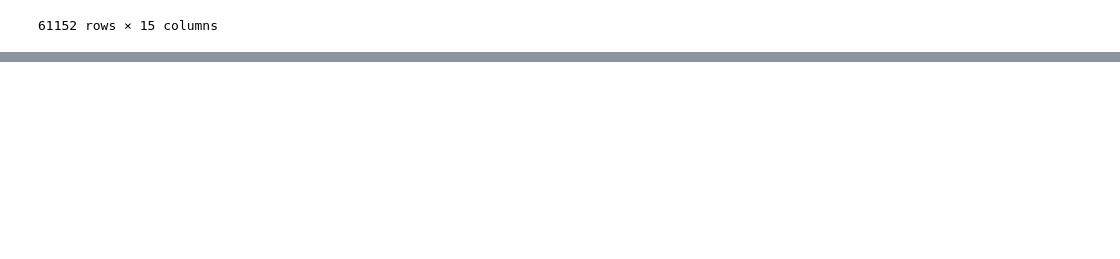
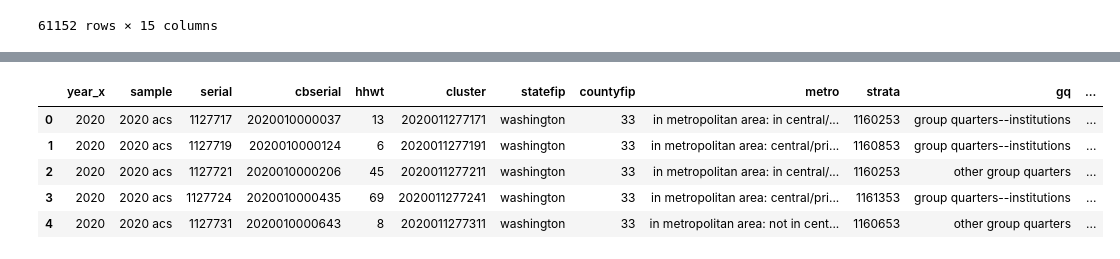
Before and after one commit to PUBPOL-542/D1, a Jupyter notebook: index.ipynb, the cells around one changed output, grey strips where cells are left out. Saved outputs shown, nothing was run; the diff lists cells and outputs as text; code cells hidden in the pictures; blank space fills up the shorter version.

```diff
--- a/index.ipynb
+++ b/index.ipynb
@@ -155,7 +155,8 @@ DFexcel1.at[1,"hhincome"]= "NaN"
 # %% [output]
 pandas.core.series.Series
 # %%
-pd.concat([DFexcel1, DFexcel3, DFexcel3])
+DFconcat = pd.concat([DFexcel1, DFexcel3, DFexcel3])
+DFconcat
 # %% [output]
 |  | year | sample | serial | cbserial | hhwt | cluster | statefip | countyfip | metro | strata | gq | ... |
 | 0 | 2020 | 2020 acs | 1127717 | 2020010000037 | 13 | 2020011277171 | washington | 33 | in metropolitan area: in central/... | 1160253 | group quarters--institutions | ... |
@@ -181,0 +195,4 @@ HTTPError: HTTP Error 404: Not Found
+# %%
+bye=[1,3]
+DFexcel4.drop(columns=DFexcel4.columns[bye],inplace=True)
+DFexcel4
@@ -181,0 +213,10 @@ HTTPError: HTTP Error 404: Not Found
+# %%
+result = pd.merge(DFconcat, DFexcel4, on="serial")
+result.head()
+# %% [output]
+|  | year_x | sample | serial | cbserial | hhwt | cluster | statefip | countyfip | metro | strata | gq | ... |
+| 0 | 2020 | 2020 acs | 1127717 | 2020010000037 | 13 | 2020011277171 | washington | 33 | in metropolitan area: in central/... | 1160253 | group quarters--institutions | ... |
+| 1 | 2020 | 2020 acs | 1127719 | 2020010000124 | 6 | 2020011277191 | washington | 33 | in metropolitan area: central/pri... | 1160853 | group quarters--institutions | ... |
+| 2 | 2020 | 2020 acs | 1127721 | 2020010000206 | 45 | 2020011277211 | washington | 33 | in metropolitan area: in central/... | 1160253 | other group quarters | ... |
+| 3 | 2020 | 2020 acs | 1127724 | 2020010000435 | 69 | 2020011277241 | washington | 33 | in metropolitan area: central/pri... | 1161353 | group quarters--institutions | ... |
+| 4 | 2020 | 2020 acs | 1127731 | 2020010000643 | 8 | 2020011277311 | washington | 33 | in metropolitan area: not in cent... | 1160653 | other group quarters | ... |
```
Also changed, not shown: parts of 4 cells of this notebook, 2 other files.
